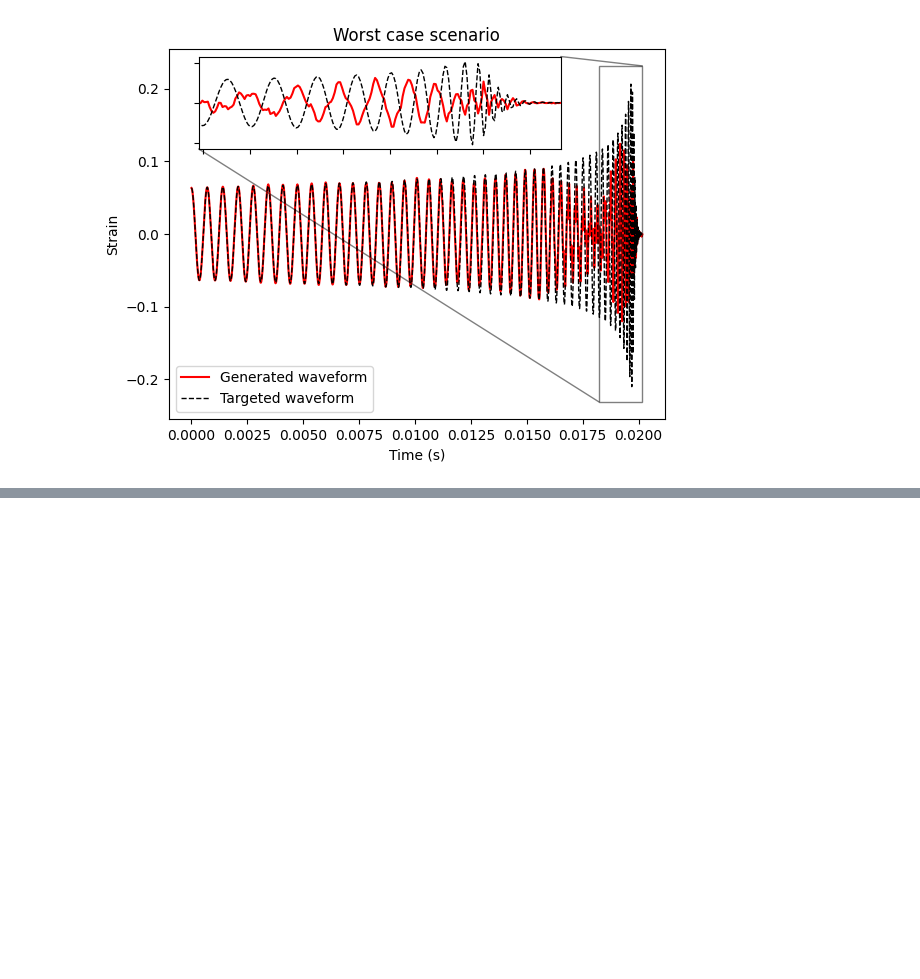
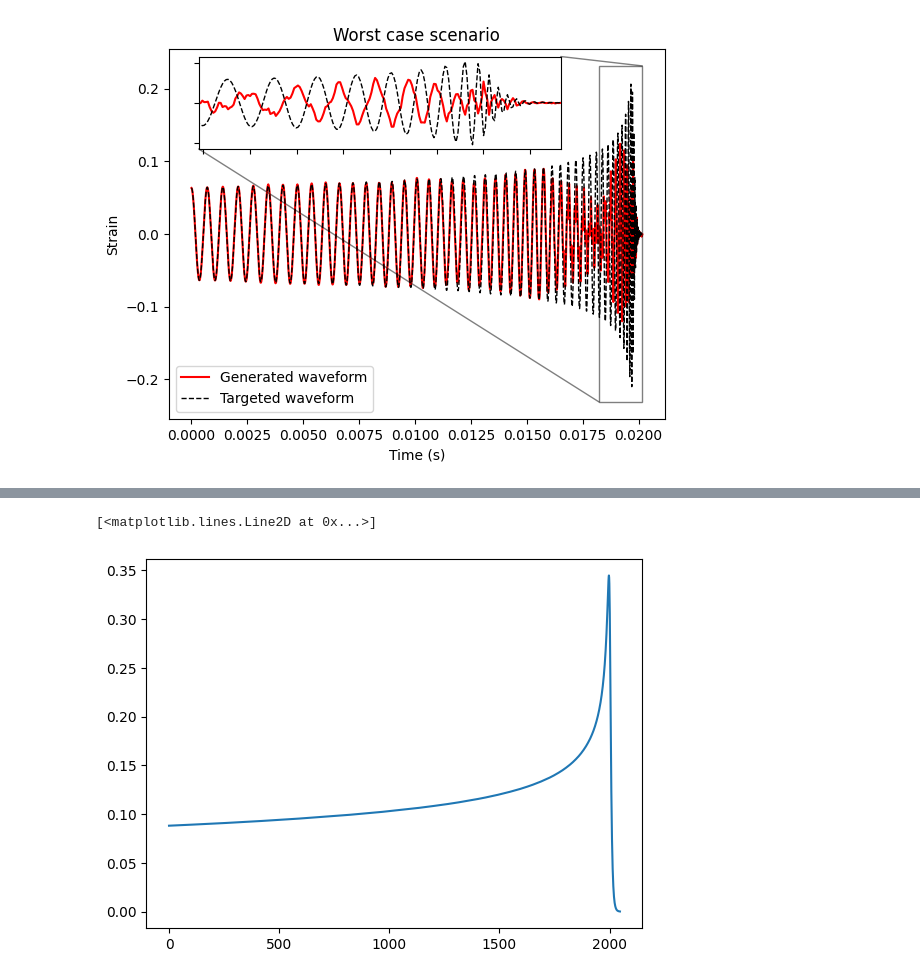
Before and after one commit to nivies/gw-waveform-dl-models, a Jupyter notebook: notes.ipynb, the cells around one changed output, grey strips where cells are left out. Drawn from its saved outputs; the diff is of its cells as text; code cells hidden in the pictures; blank space fills up the shorter version.

```diff
--- a/notes.ipynb
+++ b/notes.ipynb
@@ -401,0 +473,15 @@ nb_evaluate_model(y_pred_ts, data_loader, data_loader.delta_t)
+# %%
+import pandas as pd
+from utils.data_preprocessing import get_phases
+
+nr_data = pd.read_pickle("/home/nino/GW/Keras-Project-Template/data/datasets_osv_14-05.pkl")
+
+waveforms_tr = np.concatenate([np.abs(nr_data['train'][:][0]), -get_phases(nr_data['train'][:][0])], axis = 1)
+pars_tr = nr_data['train'][1][:, :3]
+pars_tr[:, 0] = 1/nr_data['train'][1][:, 0]
+waveforms_val = np.concatenate([np.abs(nr_data['valid'][:][0]), -get_phases(nr_data['valid'][:][0])], axis = 1)
+pars_val = nr_data['valid'][1][:, :3]
+pars_val[:, 0] = 1/nr_data['valid'][1][:, 0]
+waveforms_ts = np.concatenate([np.abs(nr_data['test'][:][0]), -get_phases(nr_data['test'][:][0])], axis = 1)
+pars_ts = nr_data['test'][1][:, :3]
+pars_ts[:, 0] = 1/nr_data['test'][1][:, 0]
@@ -401,0 +571,8 @@ nb_evaluate_model(y_pred_ts, data_loader, data_loader.delta_t)
+# %%
+import matplotlib.pyplot as plt
+
+plt.plot(waveforms_tr[0][:2048])
+# plt.plot(data_loader.y_train[0][:2048])
+# %% [output]
+[<matplotlib.lines.Line2D at 0x...>]
+[figure, added]
```
Also changed, not shown: parts of 54 cells of this notebook, 21 other files.
